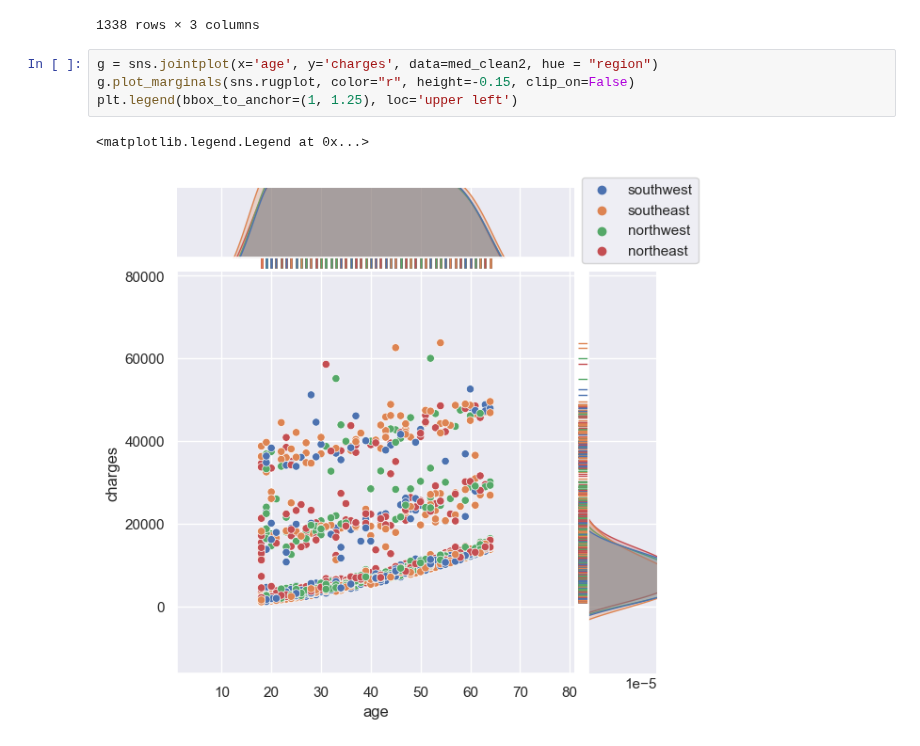
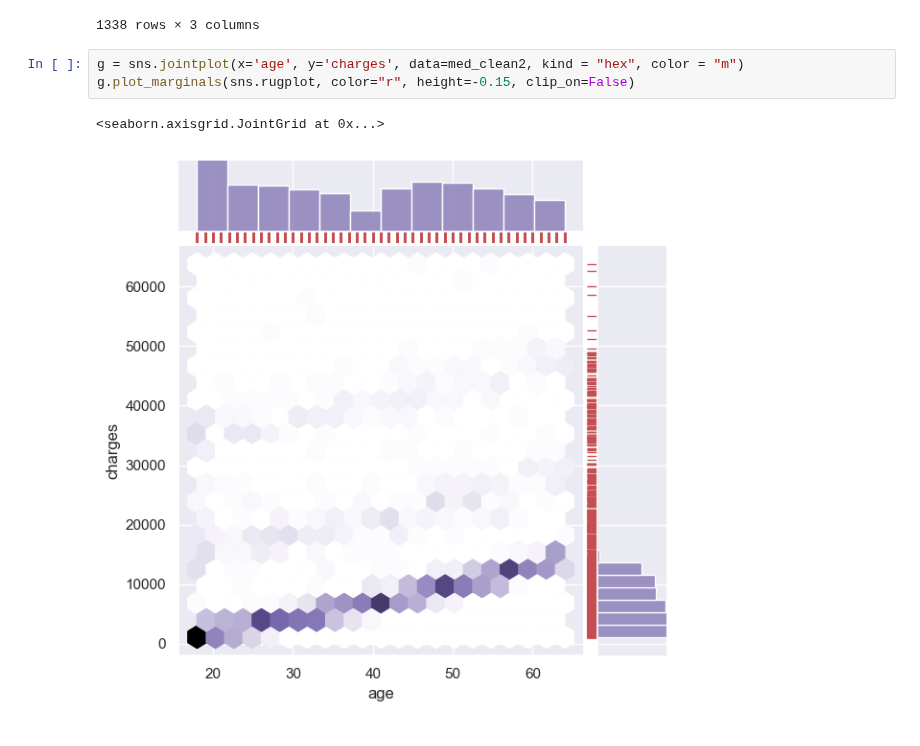
Before and after one commit to ubco-W2022T2-data301/project-group-group08, a Jupyter notebook: analysis/analysis1.ipynb, the cells around one changed output. Drawn from its saved outputs; the diff is of its cells as text.

Commit message:
Update graph for RQ2

```diff
--- a/analysis/analysis1.ipynb
+++ b/analysis/analysis1.ipynb
@@ -131,9 +131,8 @@ med_clean2
 | 1337 | 61 | northwest | 29141.36030 |
 1338 rows × 3 columns
 # %%
-g = sns.jointplot(x='age', y='charges', data=med_clean2, hue = "region")
+g = sns.jointplot(x='age', y='charges', data=med_clean2, kind = "hex", color = "m")
 g.plot_marginals(sns.rugplot, color="r", height=-0.15, clip_on=False)
-plt.legend(bbox_to_anchor=(1, 1.25), loc='upper left')
 # %% [output]
-<matplotlib.legend.Legend at 0x...>
+<seaborn.axisgrid.JointGrid at 0x...>
-[figure, old version]
+[figure, new version]
```
